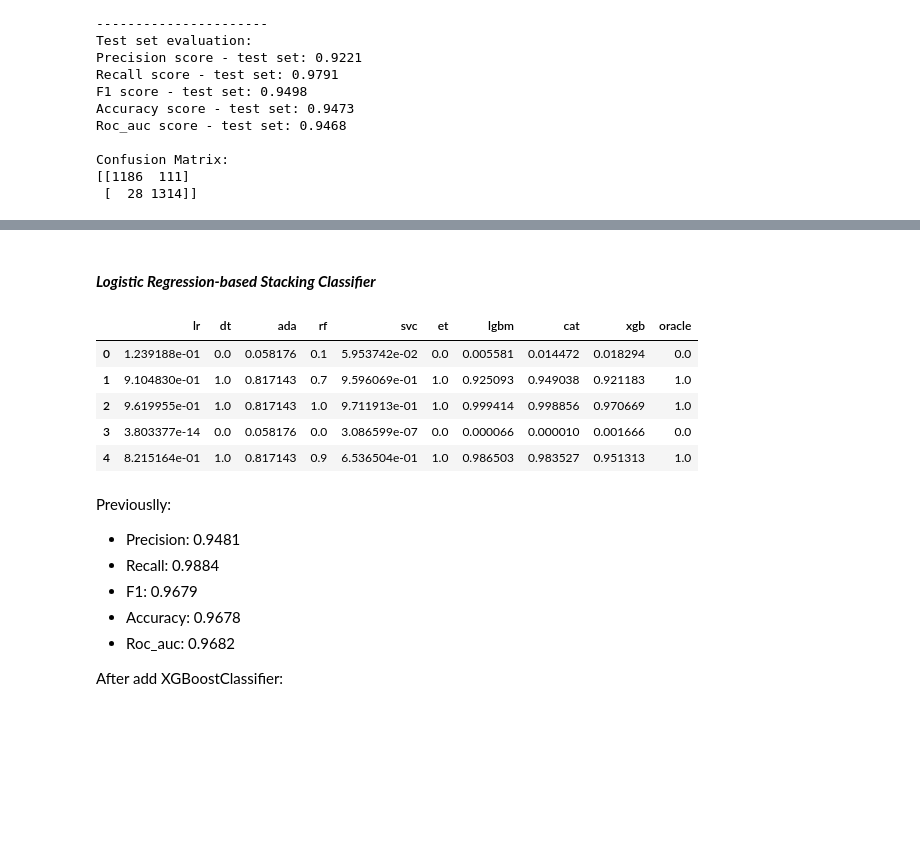
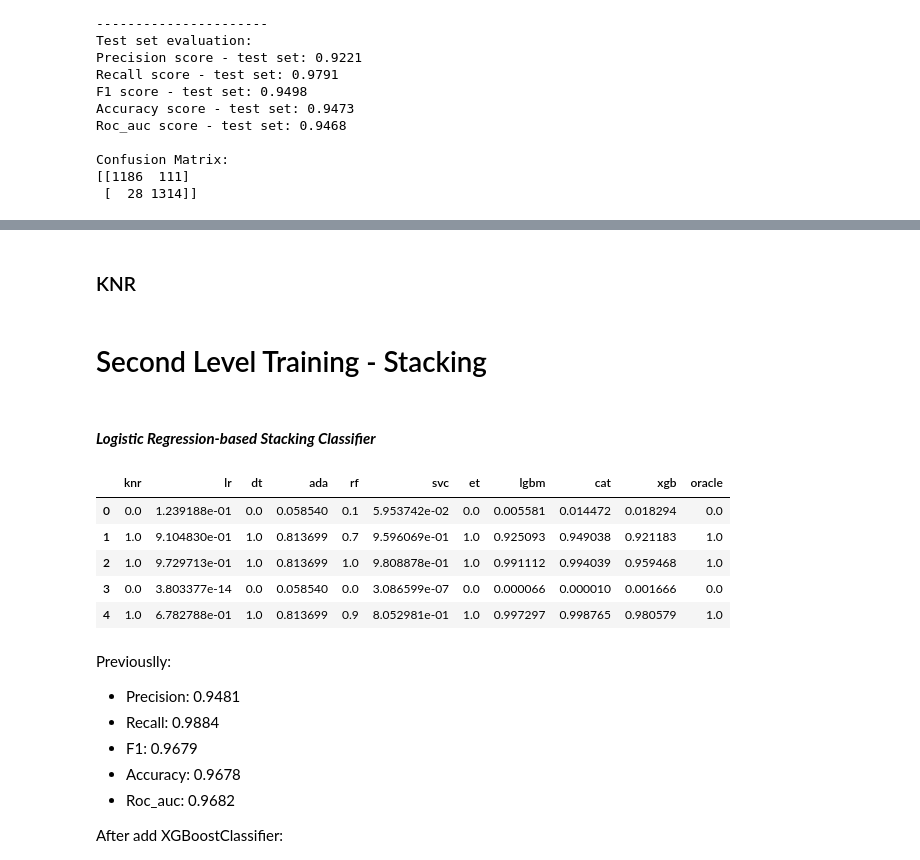
Before and after one commit to guilhermemg/ml-mestrado, a Jupyter notebook: notebooks/assignment-4.ipynb, the cells around one changed output, grey strips where cells are left out. Drawn from its saved outputs; the diff is of its cells as text; code cells hidden in the pictures; blank space fills up the shorter version.

```diff
--- a/notebooks/assignment-4.ipynb
+++ b/notebooks/assignment-4.ipynb
@@ -518,0 +608,10 @@ Confusion Matrix:
+# %%
+dt   = load_trained_model(ModelsPaths.DT_PATH)
+ada  = load_trained_model(ModelsPaths.ADA_PATH)
+rf   = load_trained_model(ModelsPaths.RF_PATH)
+et   = load_trained_model(ModelsPaths.ET_PATH)
+
+models = [(dt, ModelsNames.DT), (ada, ModelsNames.ADA), (rf, ModelsNames.RF), (et, ModelsNames.ET)]
+
+for model, model_name in models:
+    plot_feature_importances_1(model, model_name)
@@ -518,0 +632,3 @@ Confusion Matrix:
+# %%
+lr   = load_trained_model(ModelsPaths.LR_PATH)
+plot_feature_importances(lr, ModelsNames.LR)
@@ -519,39 +637,40 @@ Confusion Matrix:
+# %% [markdown]
+### KNR
+# %%
+knr  = load_trained_model(ModelsPaths.KNR_PATH)
+svc  = load_trained_model(ModelsPaths.SVC_PATH)
+lgbm = load_trained_model(ModelsPaths.LGBM_PATH)
+cat  = load_trained_model(ModelsPaths.CAT_PATH)
+xgb  = load_trained_model(ModelsPaths.XGB_PATH)
+# %% [markdown]
+# Second Level Training - Stacking
 # %% [markdown]
 #### _**Logistic Regression-based Stacking Classifier**_
 # %%
-lr   = pickle.load(open(ModelsPaths.LR_PATH.value, 'rb'))
-dt   = pickle.load(open(ModelsPaths.DT_PATH.value, 'rb'))
-ada  = pickle.load(open(ModelsPaths.ADA_PATH.value, 'rb'))
-rf   = pickle.load(open(ModelsPaths.RF_PATH.value, 'rb'))
-svc  = pickle.load(open(ModelsPaths.SVC_PATH.value, 'rb'))
-et   = pickle.load(open(ModelsPaths.ET_PATH.value, 'rb'))
-lgbm = pickle.load(open(ModelsPaths.LGBM_PATH.value, 'rb'))
-cat  = pickle.load(open(ModelsPaths.CAT_PATH.value, 'rb'))
-xgb  = pickle.load(open(ModelsPaths.XGB_PATH.value, 'rb'))
-
-origin_models = ['lr','dt','ada','rf','svc','et','lgbm','cat','xgb']
+origin_models = ['knr','lr','dt','ada','rf','svc','et','lgbm','cat','xgb']
 
 stack_df = pd.DataFrame(columns=origin_models + ['oracle'])
 
+stack_df['knr'] = knr.predict_proba(X_test)[:,1]
 stack_df['lr'] = lr.predict_proba(X_test)[:,1]
 stack_df['dt'] = dt.predict_proba(X_test)[:,1]
 stack_df['ada'] = ada.predict_proba(X_test)[:,1]
 stack_df['rf'] = rf.predict_proba(X_test)[:,1]
 stack_df['svc'] = svc.predict_proba(X_test)[:,1]
 stack_df['et'] = et.predict_proba(X_test)[:,1]
 stack_df['lgbm'] = lgbm.predict_proba(X_test)[:,1]
 stack_df['cat'] = cat.predict_proba(X_test)[:,1]
 stack_df['xgb'] = xgb.predict_proba(X_test)[:,1]
 stack_df['oracle'] = y_test
 
 stack_df.head()
 # %% [output]
-|  | lr | dt | ada | rf | svc | et | lgbm | cat | xgb | oracle |
-| 0 | 1.239188e-01 | 0.0 | 0.058176 | 0.1 | 5.953742e-02 | 0.0 | 0.005581 | 0.014472 | 0.018294 | 0.0 |
-| 1 | 9.104830e-01 | 1.0 | 0.817143 | 0.7 | 9.596069e-01 | 1.0 | 0.925093 | 0.949038 | 0.921183 | 1.0 |
-| 2 | 9.619955e-01 | 1.0 | 0.817143 | 1.0 | 9.711913e-01 | 1.0 | 0.999414 | 0.998856 | 0.970669 | 1.0 |
-| 3 | 3.803377e-14 | 0.0 | 0.058176 | 0.0 | 3.086599e-07 | 0.0 | 0.000066 | 0.000010 | 0.001666 | 0.0 |
-| 4 | 8.215164e-01 | 1.0 | 0.817143 | 0.9 | 6.536504e-01 | 1.0 | 0.986503 | 0.983527 | 0.951313 | 1.0 |
+|  | knr | lr | dt | ada | rf | svc | et | lgbm | cat | xgb | oracle |
+| 0 | 0.0 | 1.239188e-01 | 0.0 | 0.058540 | 0.1 | 5.953742e-02 | 0.0 | 0.005581 | 0.014472 | 0.018294 | 0.0 |
+| 1 | 1.0 | 9.104830e-01 | 1.0 | 0.813699 | 0.7 | 9.596069e-01 | 1.0 | 0.925093 | 0.949038 | 0.921183 | 1.0 |
+| 2 | 1.0 | 9.729713e-01 | 1.0 | 0.813699 | 1.0 | 9.808878e-01 | 1.0 | 0.991112 | 0.994039 | 0.959468 | 1.0 |
+| 3 | 0.0 | 3.803377e-14 | 0.0 | 0.058540 | 0.0 | 3.086599e-07 | 0.0 | 0.000066 | 0.000010 | 0.001666 | 0.0 |
+| 4 | 1.0 | 6.782788e-01 | 1.0 | 0.813699 | 0.9 | 8.052981e-01 | 1.0 | 0.997297 | 0.998765 | 0.980579 | 1.0 |
 # %% [markdown]
 Previouslly:
 
```
Also changed, not shown: parts of 23 cells of this notebook.
